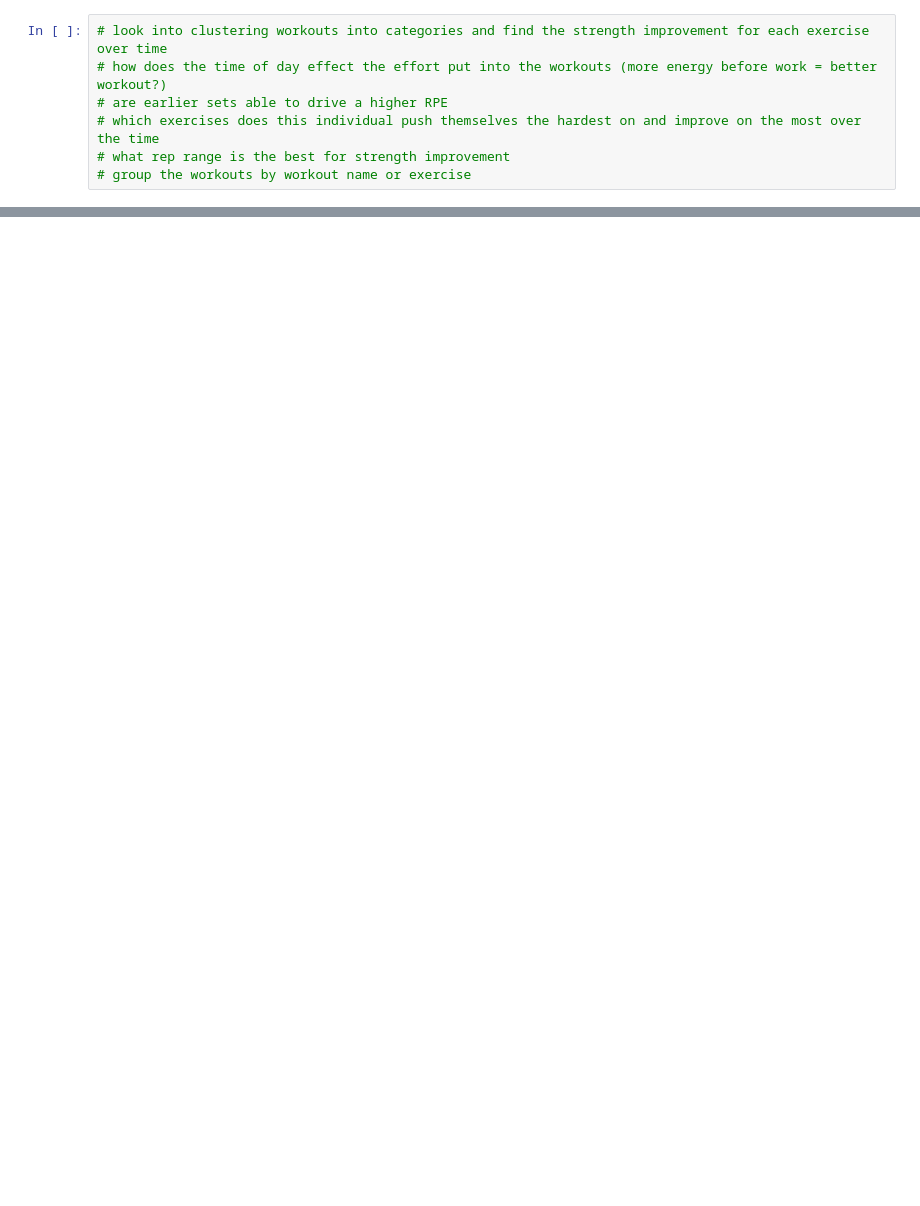
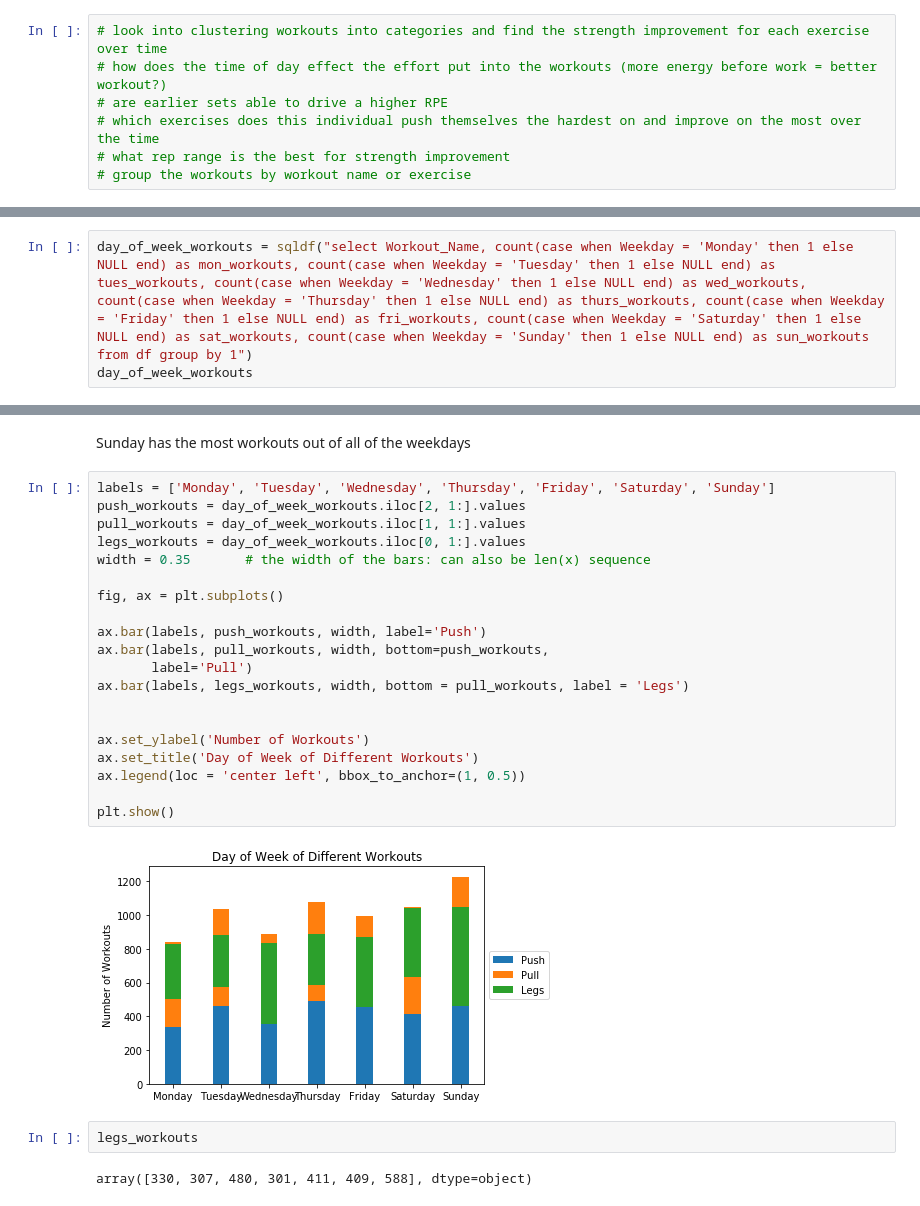
Before and after one commit to aidanberry12/Weight_Training_Exploratory_Analysis, a Jupyter notebook: Weight_Training_Analysis_Notebook.ipynb, the cells around one changed output, grey strips where cells are left out. Saved outputs shown, nothing was run; the diff lists cells and outputs as text; blank space fills up the shorter version.

```diff
--- a/Weight_Training_Analysis_Notebook.ipynb
+++ b/Weight_Training_Analysis_Notebook.ipynb
@@ -117,0 +242,3 @@ df.head()
+# %%
+day_of_week_workouts = sqldf("select Workout_Name, count(case when Weekday = 'Monday' then 1 else NULL end) as mon_workouts, count(case when Weekday = 'Tuesday' then 1 else NULL end) as tues_workouts, count(case when Weekday = 'Wednesday' then 1 else NULL end) as wed_workouts, count(case when Weekday = 'Thursday' then 1 else NULL end) as thurs_workouts, count(case when Weekday = 'Friday' then 1 else NULL end) as fri_workouts, count(case when Weekday = 'Saturday' then 1 else NULL end) as sat_workouts, count(case when Weekday = 'Sunday' then 1 else NULL end) as sun_workouts from df group by 1")
+day_of_week_workouts
@@ -117,0 +255,28 @@ df.head()
+# %% [markdown]
+Sunday has the most workouts out of all of the weekdays
+# %%
+labels = ['Monday', 'Tuesday', 'Wednesday', 'Thursday', 'Friday', 'Saturday', 'Sunday']
+push_workouts = day_of_week_workouts.iloc[2, 1:].values
+pull_workouts = day_of_week_workouts.iloc[1, 1:].values
+legs_workouts = day_of_week_workouts.iloc[0, 1:].values
+width = 0.35       # the width of the bars: can also be len(x) sequence
+
+fig, ax = plt.subplots()
+
+ax.bar(labels, push_workouts, width, label='Push')
+ax.bar(labels, pull_workouts, width, bottom=push_workouts,
+       label='Pull')
+ax.bar(labels, legs_workouts, width, bottom = pull_workouts, label = 'Legs')
+
+
+ax.set_ylabel('Number of Workouts')
+ax.set_title('Day of Week of Different Workouts')
+ax.legend(loc = 'center left', bbox_to_anchor=(1, 0.5))
+
+plt.show()
+# %% [output]
+[figure, added]
+# %%
+legs_workouts
+# %% [output]
+array([330, 307, 480, 301, 411, 409, 588], dtype=object)
```
Also changed, not shown: parts of 18 cells of this notebook.
